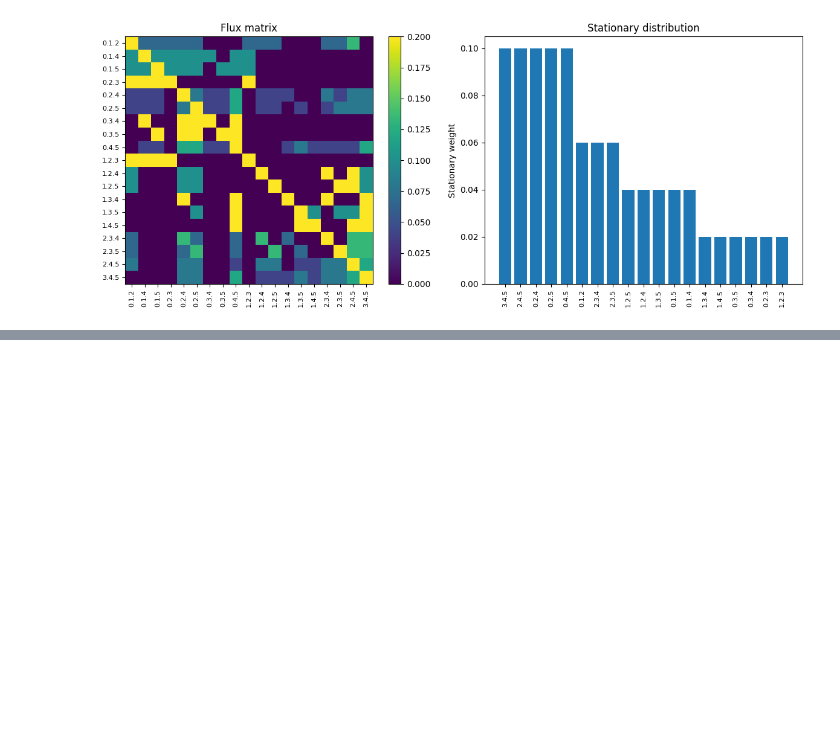
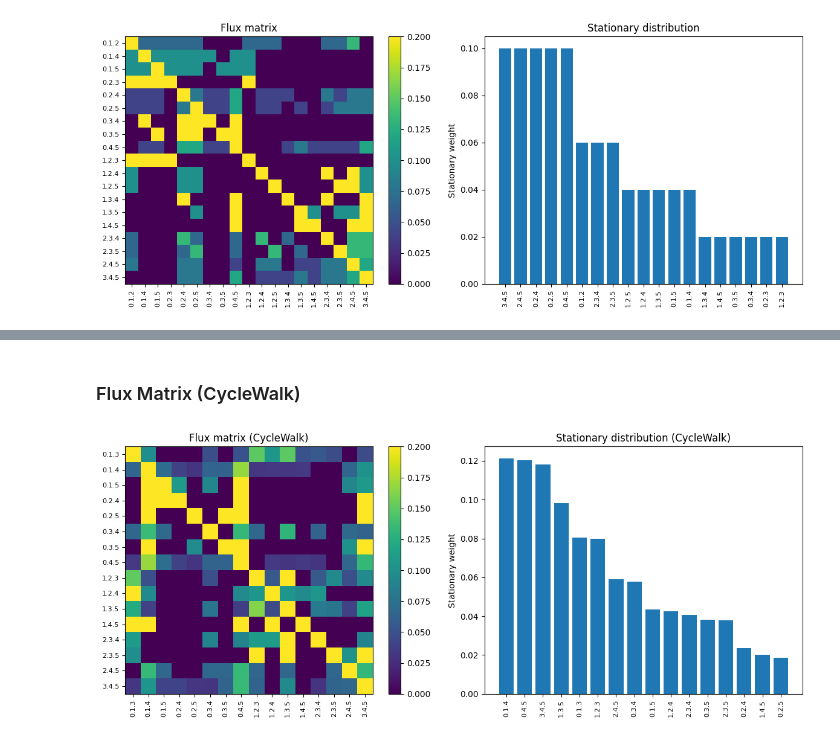
Before and after one commit to annacgilbert/gmstrat, a Jupyter notebook: exhaustive_3x3.ipynb, the cells around one changed output, grey strips where cells are left out. Saved outputs shown, nothing was run; the diff lists cells and outputs as text; code cells hidden in the pictures; blank space fills up the shorter version.

```diff
--- a/exhaustive_3x3.ipynb
+++ b/exhaustive_3x3.ipynb
@@ -280,0 +410,28 @@ plt.show()
+# %% [markdown]
+### Flux Matrix (CycleWalk)
+# %%
+flux_cw = ws_cw.flux_matrix()
+labels_cw = ws_cw.stationary_table().sort_values("word_uid")["word_str"].tolist()
+
+fig, axes = plt.subplots(1, 2, figsize=(12, 5))
+
+im = axes[0].imshow(flux_cw, cmap="viridis")
+axes[0].set_xticks(range(len(labels_cw)))
+axes[0].set_yticks(range(len(labels_cw)))
+axes[0].set_xticklabels(labels_cw, rotation=90, fontsize=8)
+axes[0].set_yticklabels(labels_cw, fontsize=8)
+axes[0].set_title("Flux matrix (CycleWalk)")
+plt.colorbar(im, ax=axes[0])
+
+stat_cw_arr = ws_cw.stationary_distribution()
+order_cw = np.argsort(stat_cw_arr)[::-1]
+axes[1].bar(range(len(stat_cw_arr)), stat_cw_arr[order_cw])
+axes[1].set_xticks(range(len(stat_cw_arr)))
+axes[1].set_xticklabels([labels_cw[i] for i in order_cw], rotation=90, fontsize=8)
+axes[1].set_ylabel("Stationary weight")
+axes[1].set_title("Stationary distribution (CycleWalk)")
+
+plt.tight_layout()
+plt.show()
+# %% [output]
+[figure, added]
```
Also changed, not shown: parts of 16 cells of this notebook.
